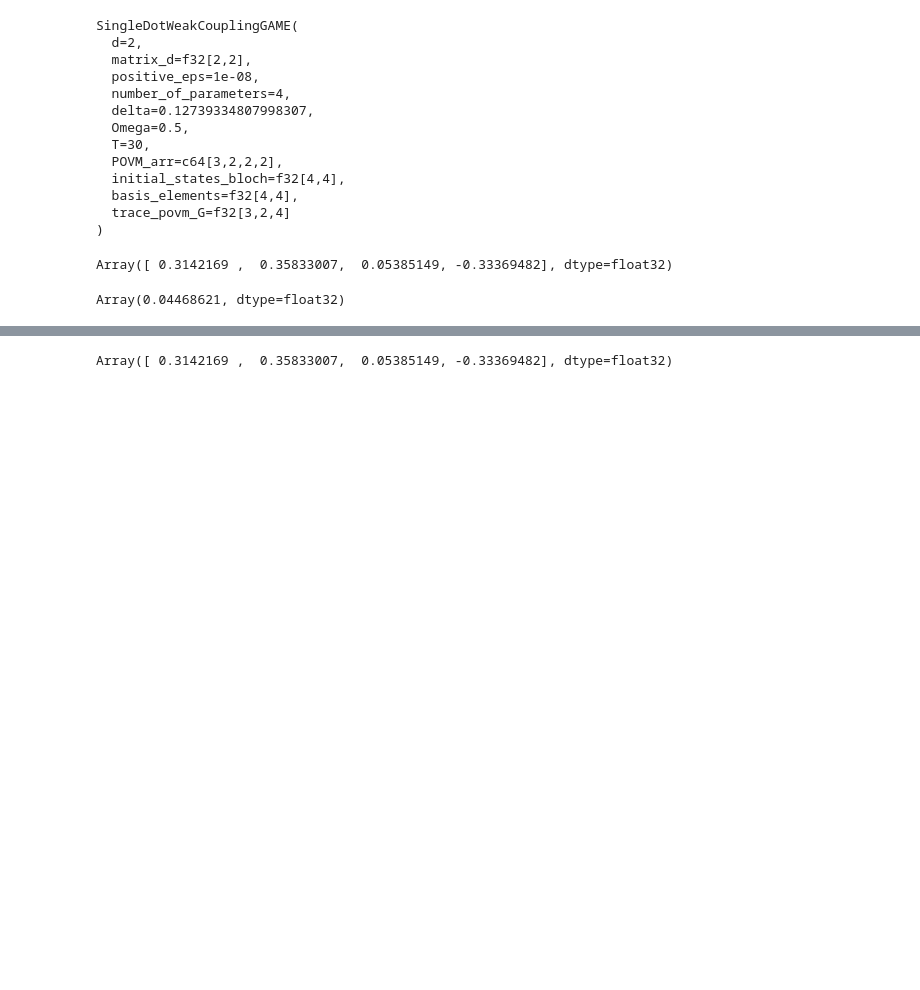
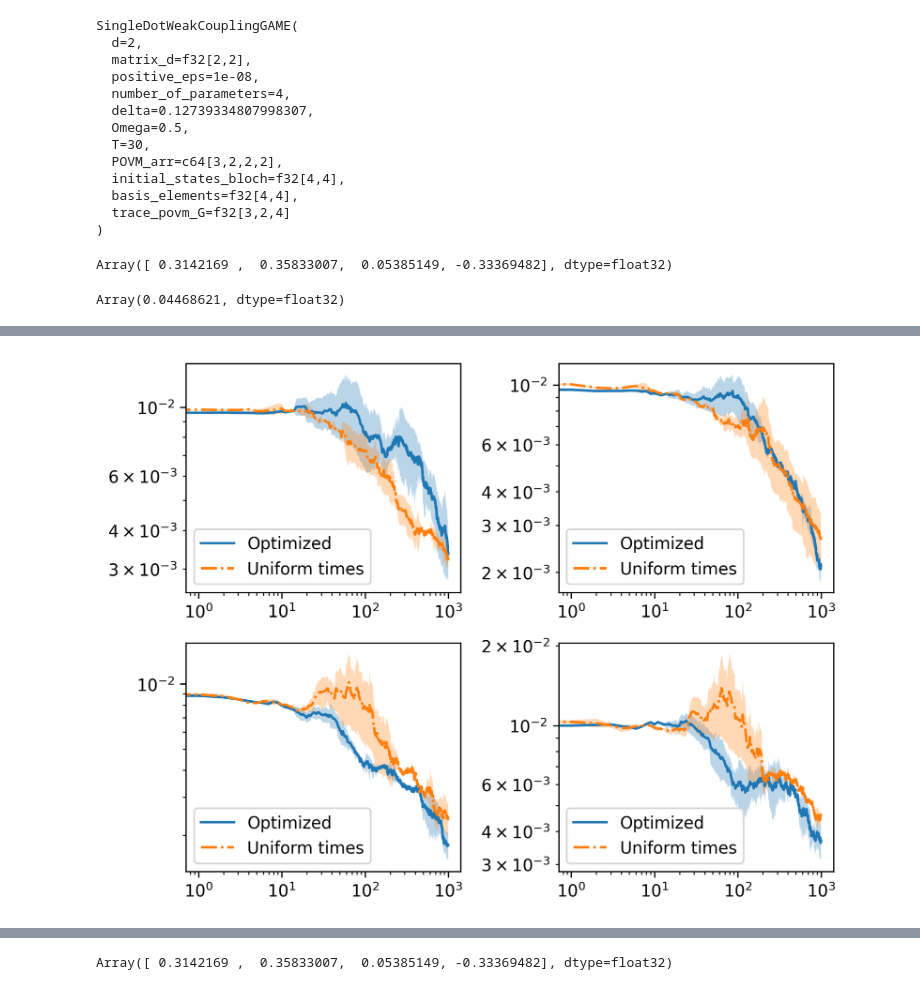
Before and after one commit to Rumoa/qll_qdots, a Jupyter notebook: example_adaptivity_measurements.ipynb, the cells around one changed output, grey strips where cells are left out. Cells and saved outputs as stored; diff of their text form; code cells hidden in the pictures; blank space fills up the shorter version.

```diff
--- a/example_adaptivity_measurements.ipynb
+++ b/example_adaptivity_measurements.ipynb
@@ -571,3 +527,29 @@ plt.show()
+# %%
+fig, axs = plt.subplots(2, 2, dpi=300)
+x = jnp.arange(max_iteration)
+for i, ax in enumerate(axs.flatten()):
+    ax.plot(x, jnp.mean(results_adaptive[1], axis=0)[:, i, i], '-', label='Optimized')
+
+    ax.fill_between(x=x,
+                    y1=jnp.mean(results_adaptive[1], axis=0)[:, i, i] - jnp.nanstd(results_adaptive[1], axis=0)[:, i,
+                                                                        i],
+                    y2=jnp.mean(results_adaptive[1], axis=0)[:, i, i] + jnp.nanstd(results_adaptive[1], axis=0)[:, i,
+                                                                        i], alpha=0.3)
+
+    ax.plot(x, jnp.mean(results_non_adaptive[1], axis=0)[:, i, i], '-.', label="Uniform times")
+    #
+    ax.fill_between(x=x,
+                    y1=jnp.mean(results_non_adaptive[1], axis=0)[:, i, i] - jnp.nanstd(results_non_adaptive[1], axis=0)[
+                                                                            :, i, i],
+                    y2=jnp.mean(results_non_adaptive[1], axis=0)[:, i, i] + jnp.nanstd(results_non_adaptive[1], axis=0)[
+                                                                            :, i, i], alpha=0.3)
+    ax.loglog()
+    ax.legend()
+
+plt.tight_layout()
+plt.show()
+# %% [output]
+[figure, added]
 # %%
 print(jnp.mean(jax.vmap(lambda a, b: est_par(a, b), in_axes=(0, 0))(results_adaptive[0][1], results_adaptive[0][2]),
                axis=0))
```
Also changed, not shown: parts of 25 cells of this notebook.
